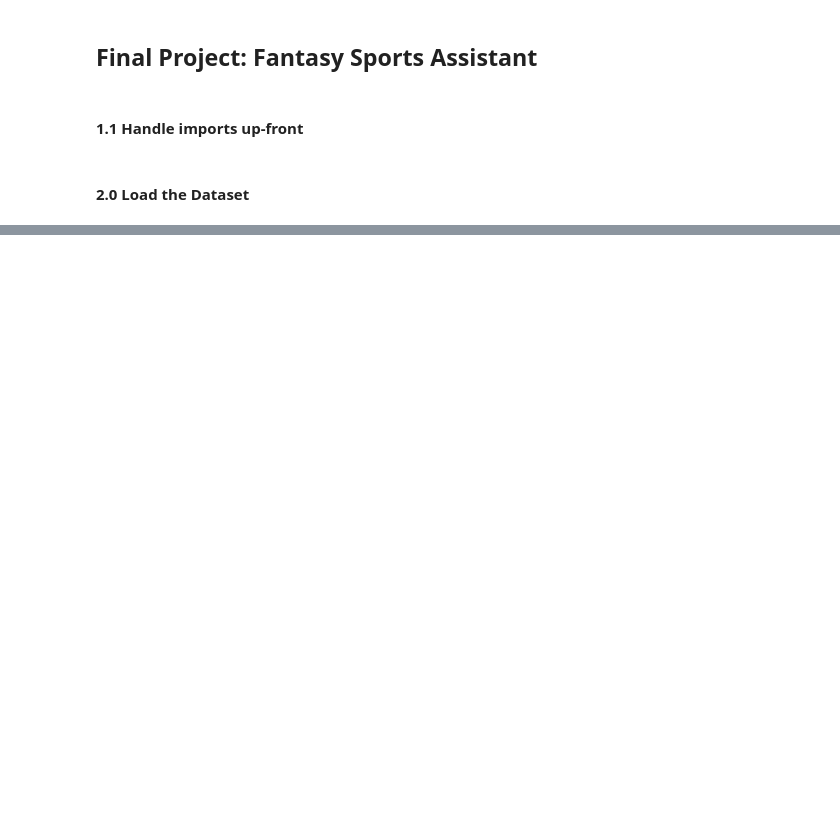
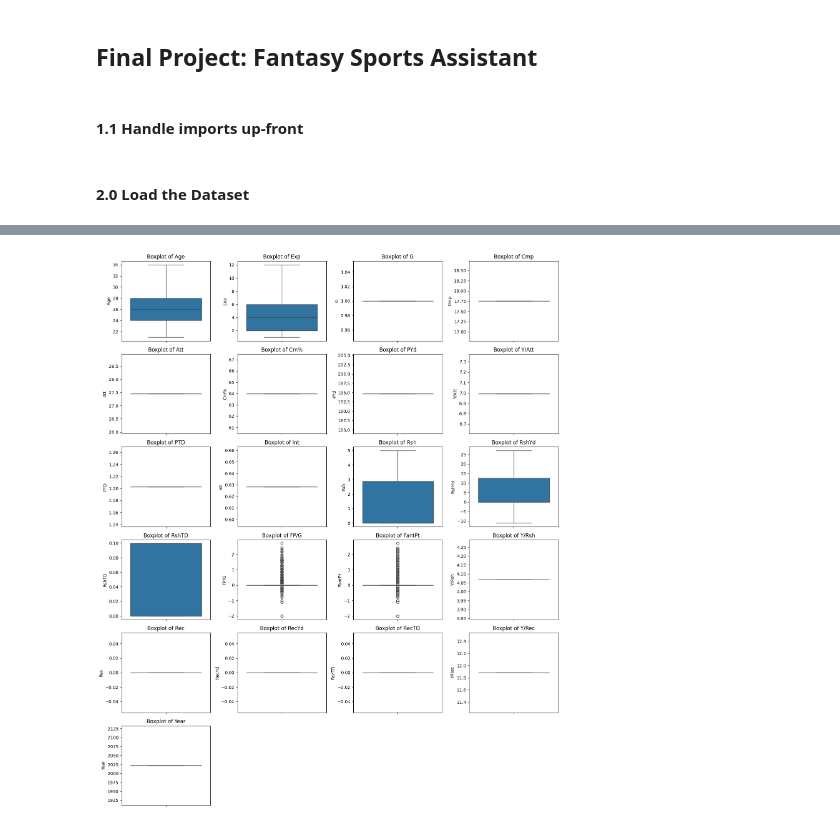
Before and after one commit to 4GeeksAcademy/maria272727fantasy_sports_assistant, a Jupyter notebook: src/mvp.ipynb, the cells around one changed output, grey strips where cells are left out. Cells and saved outputs as stored; diff of their text form; code cells hidden in the pictures; blank space fills up the shorter version.

```diff
--- a/src/mvp.ipynb
+++ b/src/mvp.ipynb
@@ -72,0 +155,28 @@ print(df.head())
+# %%
+data_df = data_df.apply(lambda col: col.fillna(col.mode()[0]) if col.dtypes == 'O' else col)
+# %%
+# Visualizing outliers for some important numeric columns
+import seaborn as sns
+import matplotlib.pyplot as plt
+
+# List of numeric columns you want to check
+numeric_columns = [
+    'Age', 'Exp', 'G', 'Cmp', 'Att', 'Cm%', 'PYd', 'Y/Att', 'PTD', 'Int',
+    'Rsh', 'RshYd', 'RshTD', 'FP/G', 'FantPt', 'Y/Rsh', 'Rec', 'RecYd',
+    'RecTD', 'Y/Rec', 'Year'
+]
+
+# Set up the number of rows and columns dynamically to handle more than 20 subplots
+num_columns = 4  # You can adjust this number as per your need
+num_rows = (len(numeric_columns) + num_columns - 1) // num_columns  # Ensures enough rows for all plots
+
+plt.figure(figsize=(15, num_rows * 3))  # Adjusting figure size based on number of rows
+for i, col in enumerate(numeric_columns, 1):
+    plt.subplot(num_rows, num_columns, i)
+    sns.boxplot(data_df[col])
+    plt.title(f'Boxplot of {col}')
+
+plt.tight_layout()
+plt.show()
+# %% [output]
+[figure, added]
```
Also changed, not shown: parts of 32 cells of this notebook.
